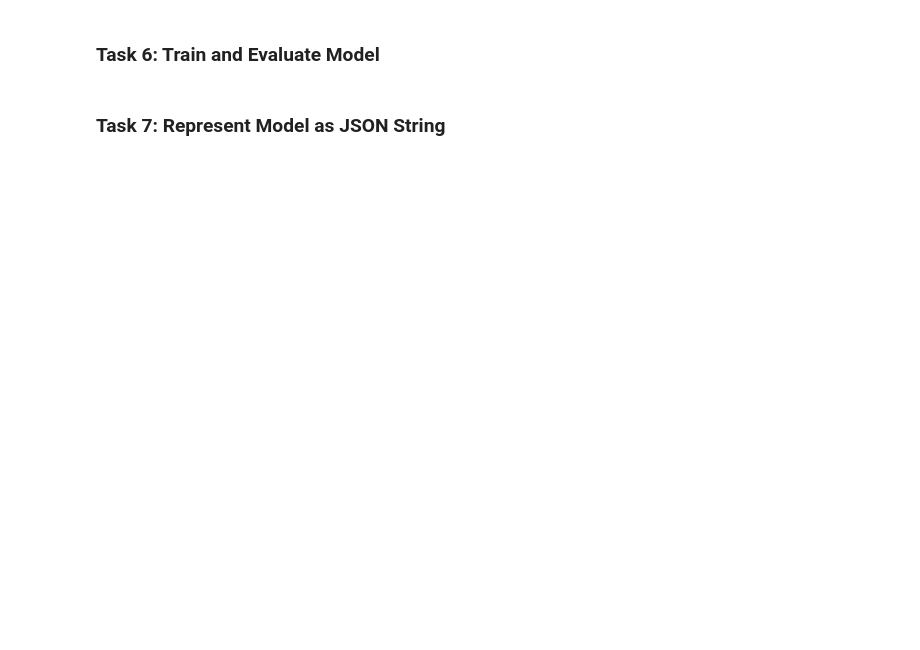
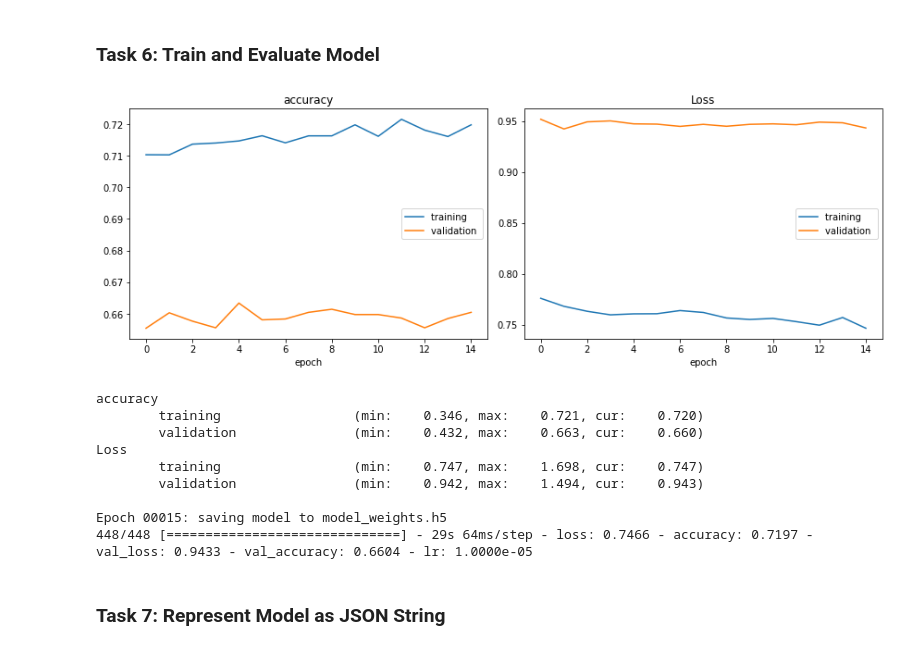
Before and after one commit to Tangent007/ML-Projects, a Jupyter notebook: Facial Expression Recognition with Keras/Facial_Expression_Training.ipynb, the cells around one changed output. Cells and saved outputs as stored; diff of their text form; code cells hidden in the pictures; blank space fills up the shorter version.

Commit message:
model trained and saved as json file

```diff
--- a/Facial Expression Recognition with Keras/Facial_Expression_Training.ipynb
+++ b/Facial Expression Recognition with Keras/Facial_Expression_Training.ipynb
@@ -176,2 +180,33 @@ _________________________________________________________________
+# %%
+epochs= 15
+steps_per_epoch = train_generator.n//train_generator.batch_size
+validation_steps = validation_generator.n//validation_generator.batch_size
+
+checkpoint = ModelCheckpoint("model_weights.h5", monitor='val_accuracy',
+                             save_weights_only=True, mode='max', verbose=1)
+
+reduce_lr = ReduceLROnPlateau(monitor='val_loss', factor=0.1, patience=2, min_lr=0.00001, model='auto')
+
+callbacks= [PlotLossesCallback(), checkpoint, reduce_lr]
+
+history= model.fit(
+    x=train_generator,
+    steps_per_epoch=steps_per_epoch,
+    epochs=epochs,
+    validation_data=validation_generator,
+    validation_steps=validation_steps,
+    callbacks=[PlotLossesKerasTF(), checkpoint, reduce_lr]
+)
+# %% [output]
+[figure, added]
+accuracy
+        training                 (min:    0.346, max:    0.721, cur:    0.720)
+        validation               (min:    0.432, max:    0.663, cur:    0.660)
+Loss
+        training                 (min:    0.747, max:    1.698, cur:    0.747)
+        validation               (min:    0.942, max:    1.494, cur:    0.943)
+
+Epoch 00015: saving model to model_weights.h5
+448/448 [==============================] - 29s 64ms/step - loss: 0.7466 - accuracy: 0.7197 - val_loss: 0.9433 - val_accuracy: 0.6604 - lr: 1.0000e-05
 # %% [markdown]
 ### Task 7: Represent Model as JSON String
```
Also changed, not shown: parts of 5 cells of this notebook.
